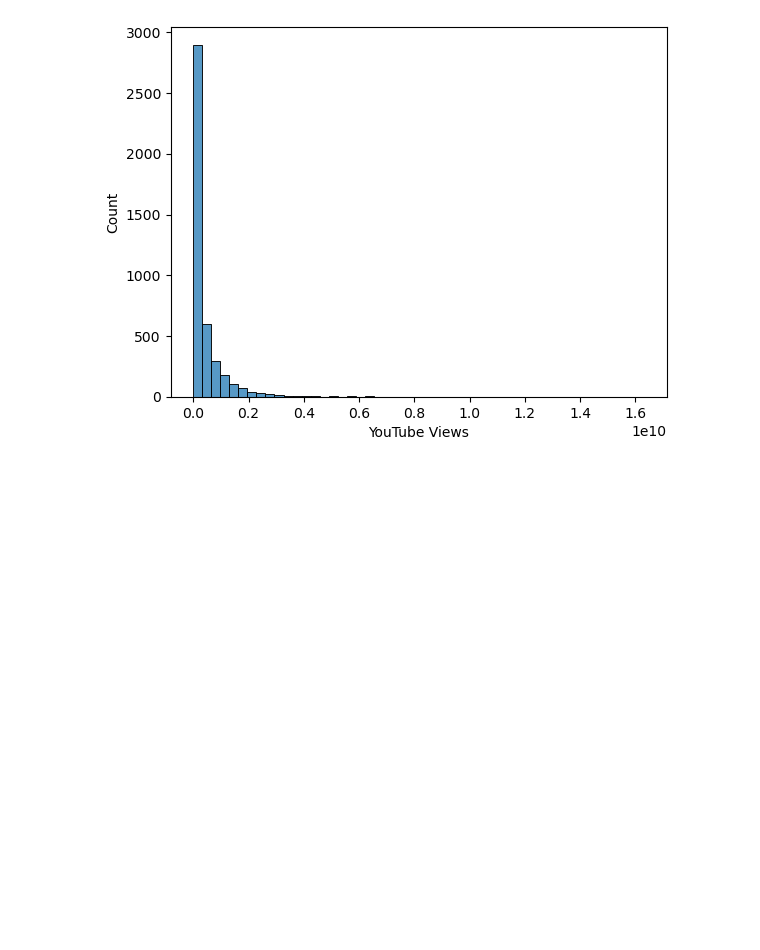
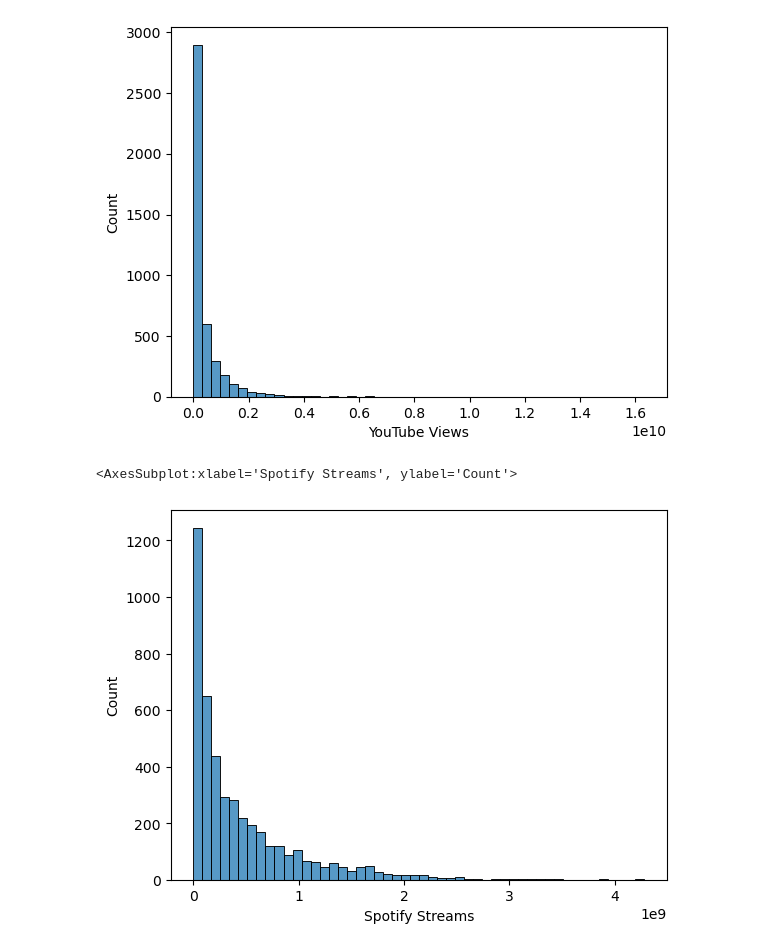
Before and after one commit to Harris-21/AI, a Jupyter notebook: Semester 1/Spotify/Spotify2024.ipynb, the cells around one changed output. Cells and saved outputs as stored; diff of their text form; code cells hidden in the pictures; blank space fills up the shorter version.

```diff
--- a/Semester 1/Spotify/Spotify2024.ipynb
+++ b/Semester 1/Spotify/Spotify2024.ipynb
@@ -144,3 +144,11 @@ sns.histplot(data=df, x="YouTube Views", bins=50)
 # %% [output]
 <AxesSubplot:xlabel='YouTube Views', ylabel='Count'>
 [figure]
+# %%
+df = pd.read_csv("spotify2024.csv", encoding = "ISO-8859-1")
+df["Spotify Streams"] = df["Spotify Streams"].str.replace(",", "")
+df["Spotify Streams"] = pd.to_numeric(df["Spotify Streams"], errors="coerce")
+sns.histplot(data=df, x="Spotify Streams", bins=50)
+# %% [output]
+<AxesSubplot:xlabel='Spotify Streams', ylabel='Count'>
+[figure, added]
```
Also changed, not shown: parts of 1 cell of this notebook, 4 other files.
